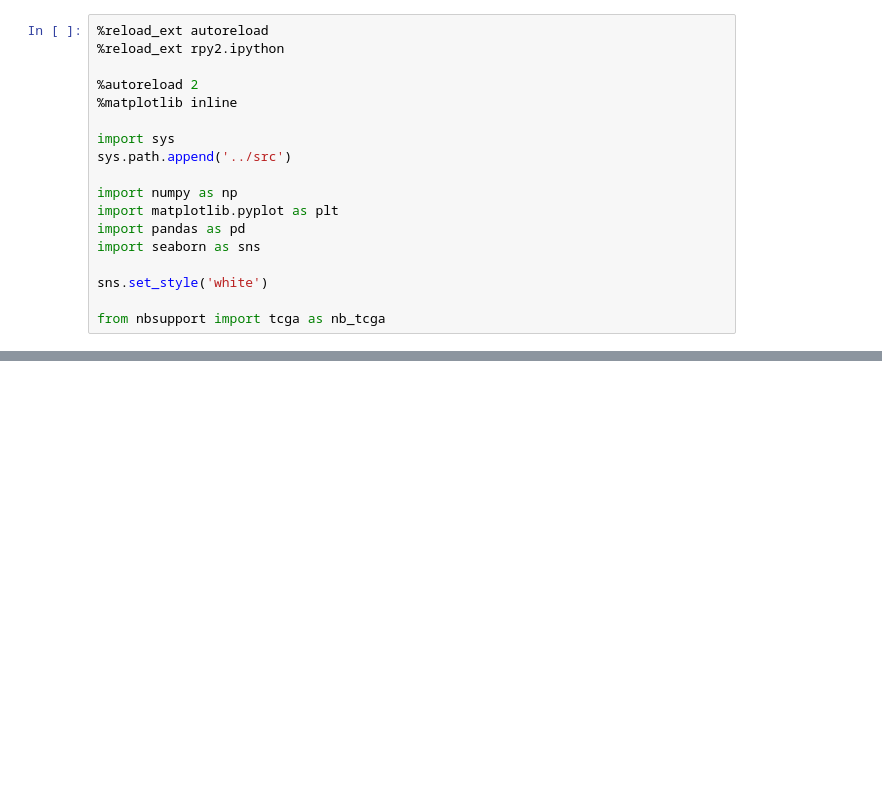
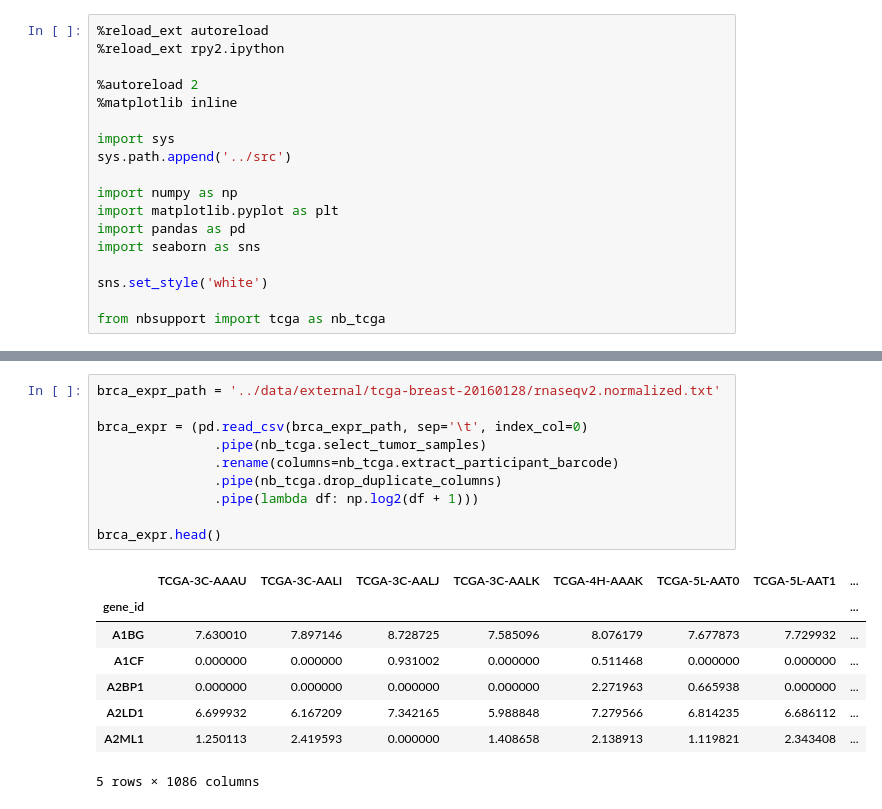
Before and after one commit to jrderuiter/ilc-sb-screen, a Jupyter notebook: notebooks/4. Human relevance.ipynb, the cells around one changed output, grey strips where cells are left out. Saved outputs shown, nothing was run; the diff lists cells and outputs as text; blank space fills up the shorter version.

```diff
--- a/notebooks/4. Human relevance.ipynb
+++ b/notebooks/4. Human relevance.ipynb
@@ -20,0 +29,19 @@ from nbsupport import tcga as nb_tcga
+# %%
+brca_expr_path = '../data/external/tcga-breast-20160128/rnaseqv2.normalized.txt'
+
+brca_expr = (pd.read_csv(brca_expr_path, sep='\t', index_col=0)
+               .pipe(nb_tcga.select_tumor_samples)
+               .rename(columns=nb_tcga.extract_participant_barcode)
+               .pipe(nb_tcga.drop_duplicate_columns)
+               .pipe(lambda df: np.log2(df + 1)))
+
+brca_expr.head()
+# %% [output]
+|  | TCGA-3C-AAAU | TCGA-3C-AALI | TCGA-3C-AALJ | TCGA-3C-AALK | TCGA-4H-AAAK | TCGA-5L-AAT0 | TCGA-5L-AAT1 | ... |
+| gene_id |  |  |  |  |  |  |  | ... |
+| A1BG | 7.630010 | 7.897146 | 8.728725 | 7.585096 | 8.076179 | 7.677873 | 7.729932 | ... |
+| A1CF | 0.000000 | 0.000000 | 0.931002 | 0.000000 | 0.511468 | 0.000000 | 0.000000 | ... |
+| A2BP1 | 0.000000 | 0.000000 | 0.000000 | 0.000000 | 2.271963 | 0.665938 | 0.000000 | ... |
+| A2LD1 | 6.699932 | 6.167209 | 7.342165 | 5.988848 | 7.279566 | 6.814235 | 6.686112 | ... |
+| A2ML1 | 1.250113 | 2.419593 | 0.000000 | 1.408658 | 2.138913 | 1.119821 | 2.343408 | ... |
+5 rows × 1086 columns
```
Also changed, not shown: parts of 16 cells of this notebook, 1 other file.
